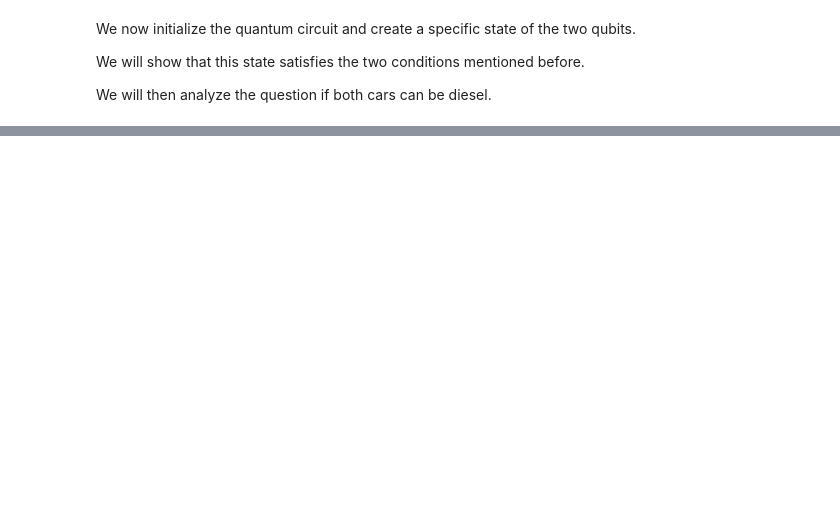
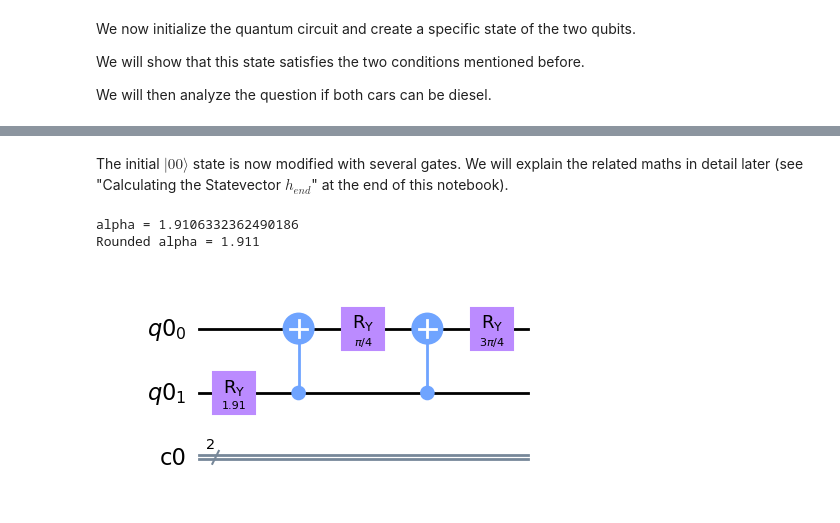
Before and after one commit to JanLahmann/Fun-with-Quantum, a Jupyter notebook: Hardys-Paradox.ipynb, the cells around one changed output, grey strips where cells are left out. Cells and saved outputs as stored; diff of their text form; code cells hidden in the pictures; blank space fills up the shorter version.

```diff
--- a/Hardys-Paradox.ipynb
+++ b/Hardys-Paradox.ipynb
@@ -165,0 +69,20 @@ This is (part of) what makes quantum computers able to outperform classical comp
+# %% [markdown]
+The initial $ |00\rangle $ state is now modified with several gates. We will explain the related maths in detail later (see "Calculating the Statevector $h_{end}$" at the end of this notebook).
+# %%
+#STEP 1
+alpha = 2*math.acos(math.sqrt(1/3))
+print(f"alpha = {alpha}")
+print(f"Rounded alpha = {round(alpha, 3)}")
+qc_hardy.ry(alpha,q[1])
+#STEP 2
+qc_hardy.cx(q[1],q[0])
+#STEP 3
+qc_hardy.ry((1/4)*math.pi,q[0])
+qc_hardy.cx(q[1],q[0])
+qc_hardy.ry((3/4)*math.pi,q[0])
+
+qc_hardy.draw(output='mpl')
+# %% [output]
+alpha = 1.9106332362490186
+Rounded alpha = 1.911
+[figure, added]
```
Also changed, not shown: parts of 60 cells of this notebook, 12 other files.
